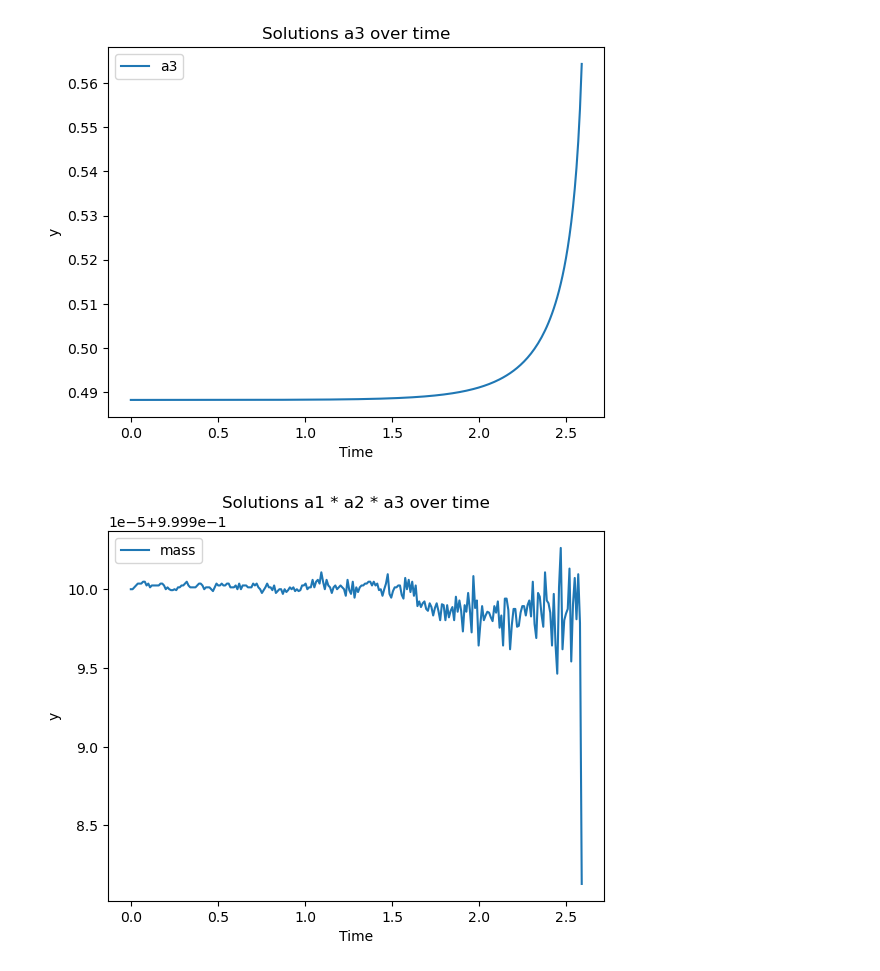
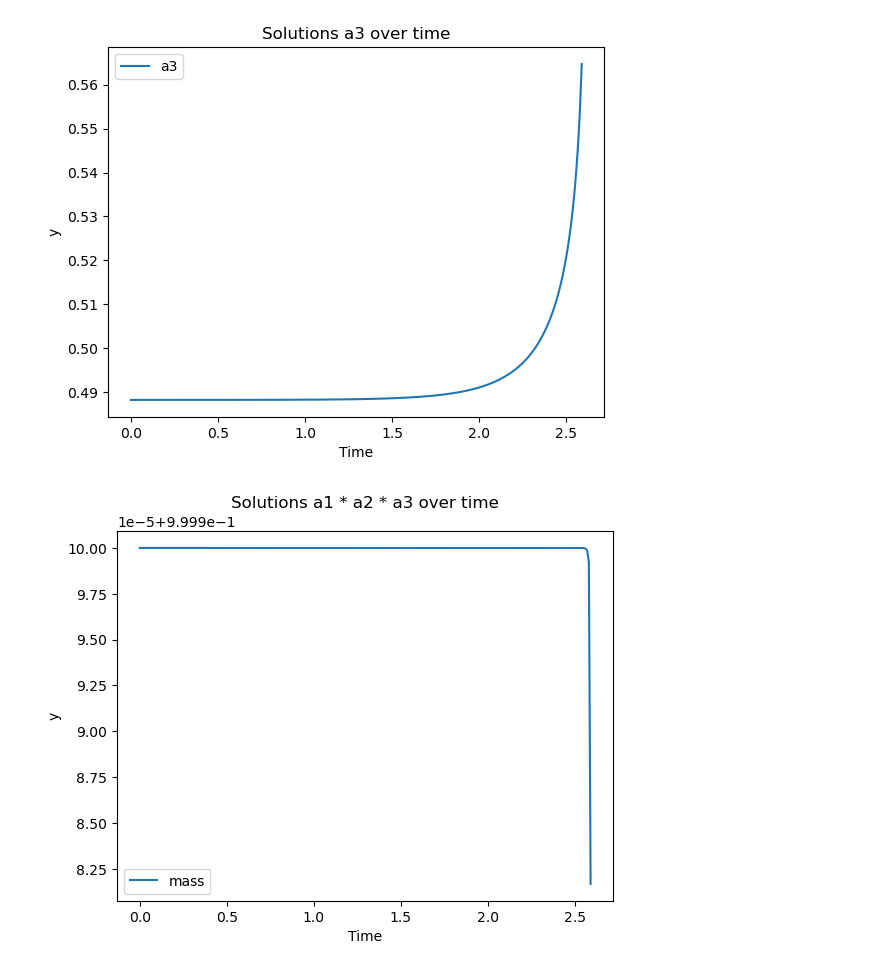
Before and after one commit to rajpabari/gravitational-radiation, a Jupyter notebook: code/viscosity.ipynb, the cells around one changed output. Saved outputs shown, nothing was run; the diff lists cells and outputs as text; code cells hidden in the pictures.

```diff
--- a/code/viscosity.ipynb
+++ b/code/viscosity.ipynb
@@ -19,11 +27,11 @@ viscosity = 1
 U = 1e4  # finite upper bound for numerical integration over [0, infty]
 n_disc = int(1e6)  # number of discretization points per integral
 
-step_size = 1e-1
+step_size = 1e-2  # step size for the ODE solver
 
 
-eps = 1e-3
-e = 0.94
+eps = 1e-3  # initial perturbation
+e = 0.94  # initial eccentricity
 a_0 = jnp.array(
     [
         (1 - e**2) ** (-1 / 6) * (1 + eps),
@@ -32,7 +40,7 @@ a_0 = jnp.array(
     ]
 )
 
-T = 3
+T = 3  # time upper bound -- ODE will be solved for t \in [0, T]
 a_0
 # %% [output]
 Array([1.43254601, 1.42968521, 0.48825983], dtype=float64)
@@ -242,18 +250,18 @@ def coeffs(t, a, args):
 
 
 term = ODETerm(coeffs)
-solver = Kvaerno5()
+solver = Dopri5()
 
-stepsize_controller = PIDController(
-    rtol=1e-6,
-    atol=1e-9,  # tolerances
-    pcoeff=0.3,  # proportional gain
-    icoeff=0.3,  # integral gain
-    # dcoeff=0.0,  # derivative gain (often zero)
-    # dtmin=1e-12,
-    # dtmax=1.0,  # optional caps on dt
-    # safety=0.9,  # safety factor; default exists
-)
+# stepsize_controller = PIDController(
+#     rtol=1e-6,
+#     atol=1e-9,  # tolerances
+#     pcoeff=0.3,  # proportional gain
+#     icoeff=0.3,  # integral gain
+#     # dcoeff=0.0,  # derivative gain (often zero)
+#     # dtmin=1e-12,
+#     # dtmax=1.0,  # optional caps on dt
+#     # safety=0.9,  # safety factor; default exists
+# )
 
 solution = diffeqsolve(
     term,
@@ -263,11 +271,11 @@ solution = diffeqsolve(
     dt0=step_size,
     y0=a_0,
     args=(viscosity,),
-    stepsize_controller=stepsize_controller,
+    # stepsize_controller=stepsize_controller,
     saveat=SaveAt(ts=jnp.linspace(0, T, int(T / step_size))),
     max_steps=2**16,
 )
 # 5) Grab time-series
 ts = solution.ts
-ys = solution.ys
+a_sol = solution.ys
 # %%
@@ -314,11 +317,11 @@ plt.show()
 [figure]
 # %%
 plt.figure()
-plt.plot(ts, ys[:, 0] * ys[:, 1] * ys[:, 2], label="mass")
+plt.plot(ts, a_sol[:, 0] * a_sol[:, 1] * a_sol[:, 2], label="mass")
 plt.xlabel("Time")
 plt.ylabel("y")
 plt.title("Solutions a1 * a2 * a3 over time")
 plt.legend()
 plt.show()
 # %% [output]
-[figure, old version]
+[figure, new version]
```
Also changed, not shown: parts of 4 cells of this notebook.
